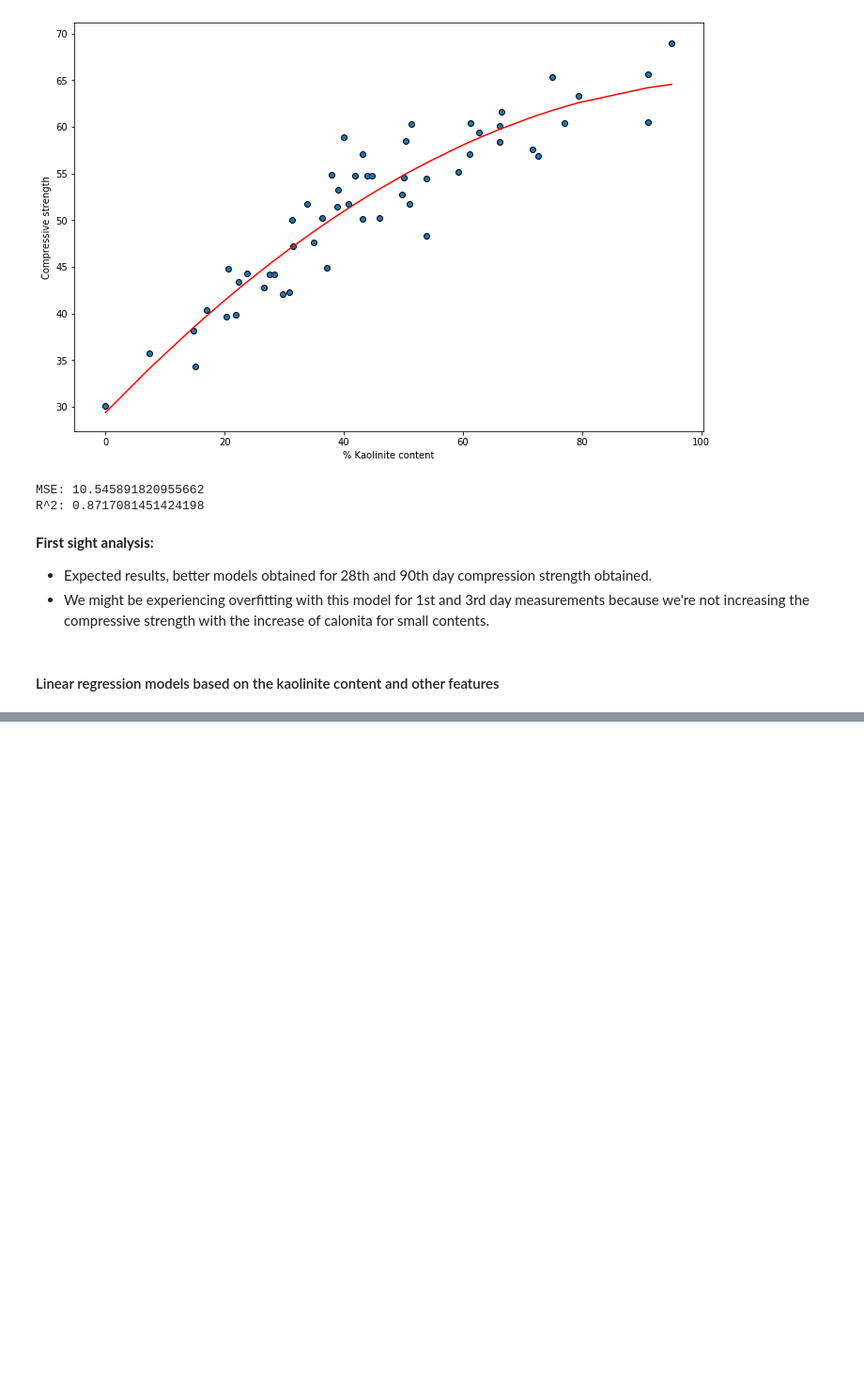
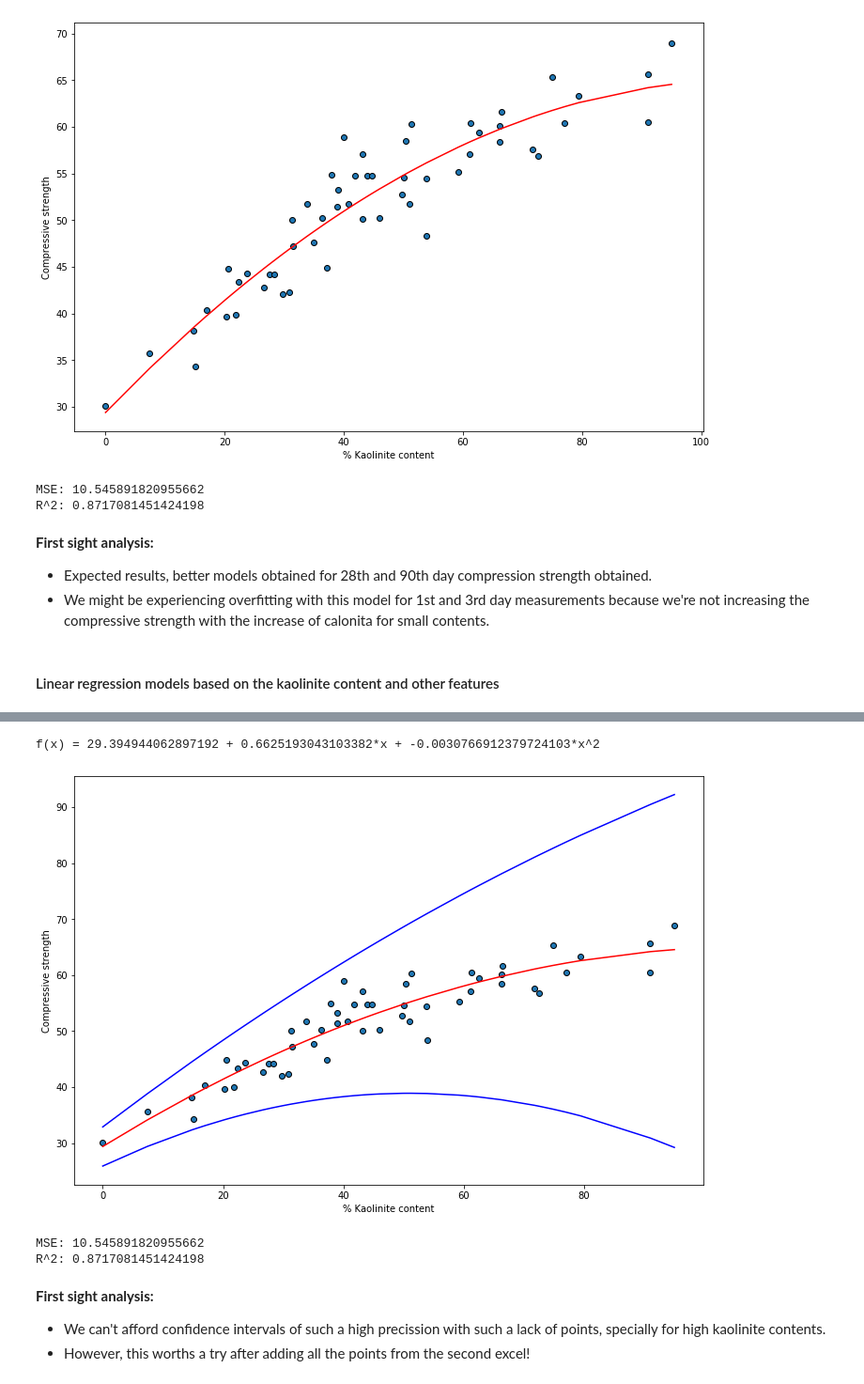
Before and after one commit to frblazquez/LC3, a Jupyter notebook: Project 2/lc3.ipynb, the cells around one changed output, grey strips where cells are left out. Shown: that part at 94% size. Saved outputs shown, nothing was run; the diff lists cells and outputs as text; code cells hidden in the pictures; blank space fills up the shorter version.

Commit message:
lc3 first approach to models confidence analysis

```diff
--- a/Project 2/lc3.ipynb
+++ b/Project 2/lc3.ipynb
@@ -765,0 +780,6 @@ strong multicollinearity or other numerical problems.
+# %%
+data_90 = data[['Kaolinite_content', '90D']].copy()
+data_90.insert(1, 'Kaolinite_content_square', data['Kaolinite_content']**2, True)
+data_90 = data_90.dropna()
+
+data_90.rename(columns = {'90D' : 'day_90'}, inplace = True)
@@ -766,3 +815,43 @@ strong multicollinearity or other numerical problems.
+# %%
+X = data_90[['Kaolinite_content','Kaolinite_content_square']].values
+y = data_90['day_90']
+
+# Train and show the model
+model = LinearRegression()
+model.fit(X, y)
+
+# This could be generalized but degree n >= 3 leads to overfitting!
+print('f(x) = {0} + {1}*x + {2}*x^2'.format(model.intercept_, model.coef_[0], model.coef_[1]))
+
+# Get the list of predictions obtained while validating
+predicted = cross_val_predict(model, X, y, cv=LeaveOneOut())
+
+# Plot the results
+fig, ax = plt.subplots(figsize=(12, 8))
+
+ax.scatter(X[:,0], y, edgecolors=(0, 0, 0))
+
+ax.plot(X[:,0], np.dot(X,[0.510,-0.005]) + 25.899,'b-')
+ax.plot(X[:,0], np.dot(X,model.coef_) + model.intercept_,'r-')
+ax.plot(X[:,0], np.dot(X,[0.815,-0.002]) + 32.891,'b-')
+
+ax.set_xlabel('% Kaolinite content')
+ax.set_ylabel('Compressive strength')
+plt.show()
+
+# Metrics for the model
+print("MSE: {}".format(mean_squared_error(y, predicted)))
+print("R^2: {}".format(model.score(X,y)))
+# %% [output]
+f(x) = 29.394944062897192 + 0.6625193043103382*x + -0.0030766912379724103*x^2
+[figure, added]
+MSE: 10.545891820955662
+R^2: 0.8717081451424198
+# %% [markdown]
+**First sight analysis:**
+
+* We can't afford confidence intervals of such a high precission with such a lack of points, specially for high kaolinite contents.
+* However, this worths a try after adding all the points from the second excel!
 # %% [markdown]
 ### References:
 
```
Also changed, not shown: parts of 19 cells of this notebook.
